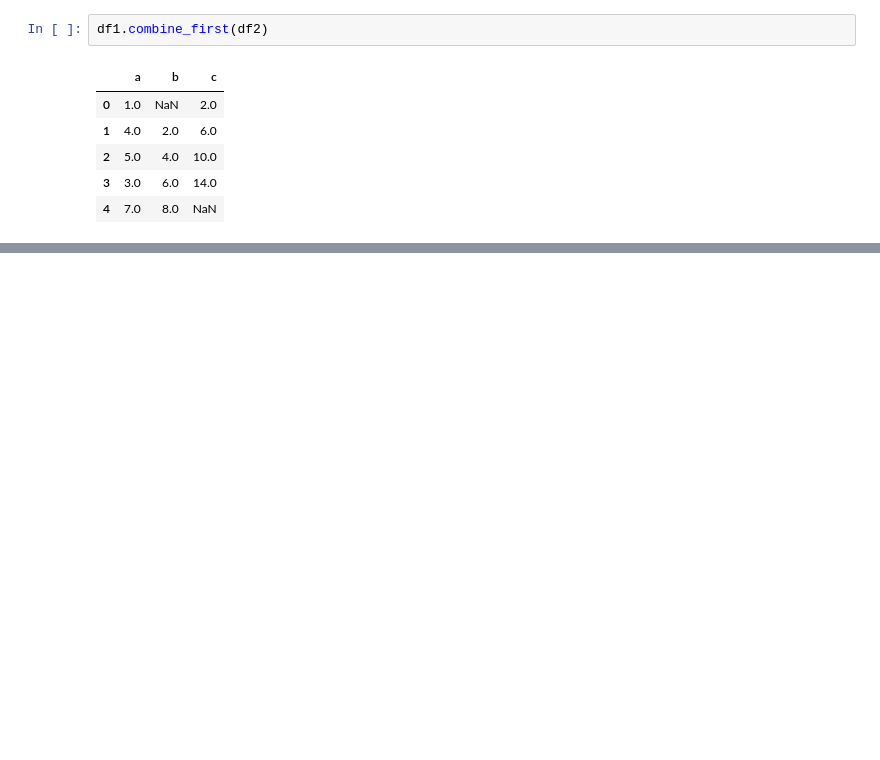
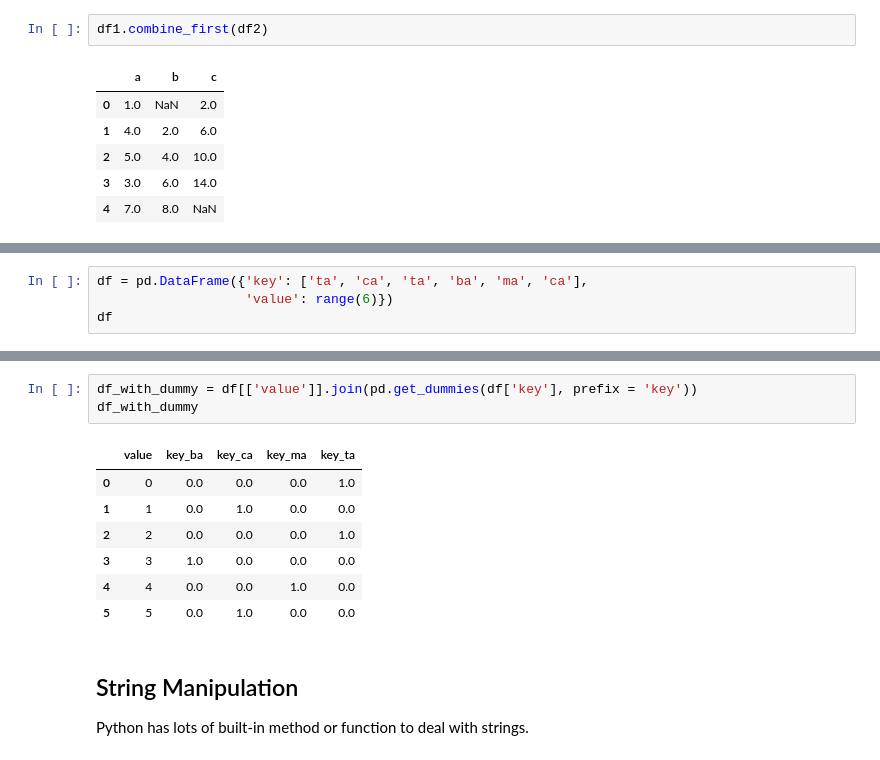
Before and after one commit to dolremi/Python-Notes, a Jupyter notebook: Pandas/Data_Processing.ipynb, the cells around one changed output, grey strips where cells are left out. Cells and saved outputs as stored; diff of their text form; blank space fills up the shorter version.

```diff
--- a/Pandas/Data_Processing.ipynb
+++ b/Pandas/Data_Processing.ipynb
@@ -502,0 +888,4 @@ df1.combine_first(df2)
+# %%
+df = pd.DataFrame({'key': ['ta', 'ca', 'ta', 'ba', 'ma', 'ca'],
+                   'value': range(6)})
+df
@@ -502,0 +900,14 @@ df1.combine_first(df2)
+# %%
+df_with_dummy = df[['value']].join(pd.get_dummies(df['key'], prefix = 'key'))
+df_with_dummy
+# %% [output]
+|  | value | key_ba | key_ca | key_ma | key_ta |
+| 0 | 0 | 0.0 | 0.0 | 0.0 | 1.0 |
+| 1 | 1 | 0.0 | 1.0 | 0.0 | 0.0 |
+| 2 | 2 | 0.0 | 0.0 | 0.0 | 1.0 |
+| 3 | 3 | 1.0 | 0.0 | 0.0 | 0.0 |
+| 4 | 4 | 0.0 | 0.0 | 1.0 | 0.0 |
+| 5 | 5 | 0.0 | 1.0 | 0.0 | 0.0 |
+# %% [markdown]
+## String Manipulation
+Python has lots of built-in method or function to deal with strings.
```
Also changed, not shown: parts of 66 cells of this notebook.
